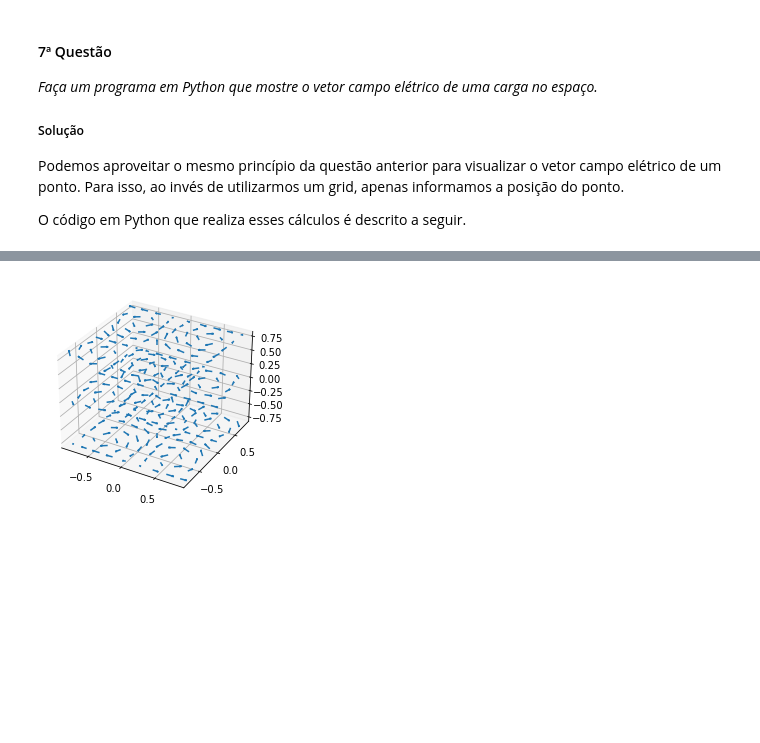
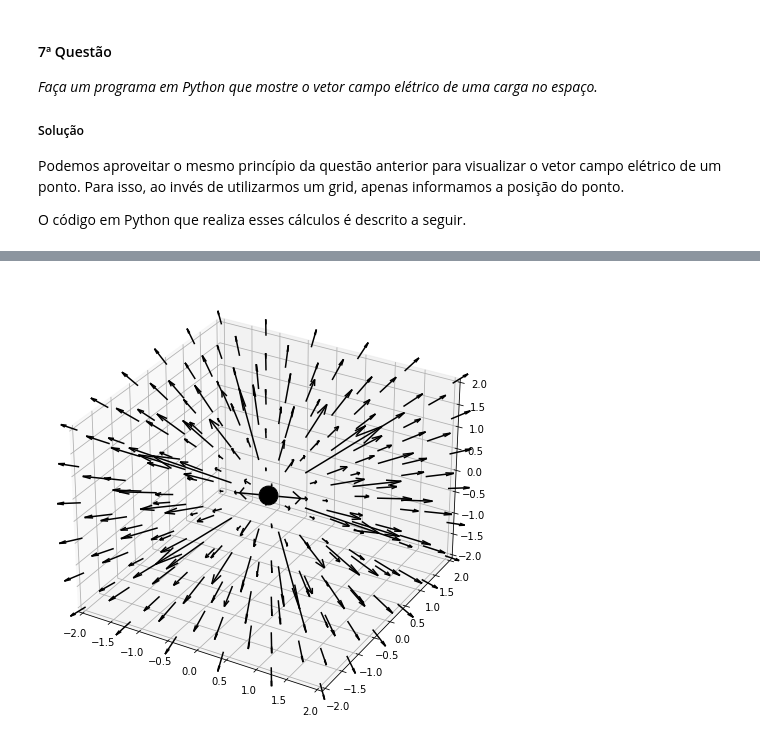
Before and after one commit to samicoluiz/physics_project, a Jupyter notebook: campo_eletrico.ipynb, the cells around one changed output, grey strips where cells are left out. Saved outputs shown, nothing was run; the diff lists cells and outputs as text; code cells hidden in the pictures; blank space fills up the shorter version.

```diff
--- a/campo_eletrico.ipynb
+++ b/campo_eletrico.ipynb
@@ -569,20 +595,29 @@ plt.show()
-# %%
-# Se a 7 questão for para fazer um plot 3d, testar esse código:
-ax = plt.figure().add_subplot(projection='3d')
-
-# Make the grid
-x, y, z = np.meshgrid(np.arange(-0.8, 1, 0.2),
-                      np.arange(-0.8, 1, 0.2),
-                      np.arange(-0.8, 1, 0.8))
-
-# Make the direction data for the arrows
-u = np.sin(np.pi * x) * np.cos(np.pi * y) * np.cos(np.pi * z)
-v = -np.cos(np.pi * x) * np.sin(np.pi * y) * np.cos(np.pi * z)
-w = (np.sqrt(2.0 / 3.0) * np.cos(np.pi * x) * np.cos(np.pi * y) *
-     np.sin(np.pi * z))
-
-ax.quiver(x, y, z, u, v, w, length=0.1, normalize=True)
-
-plt.show()
-# %% [output]
-[figure, removed]
+# %%
+# Se a 7 questão for para fazer um plot no espaço tridimensional:
+ax = plt.figure(figsize=(8,8)).add_subplot(projection='3d')
+
+lx7, ly7, lz7 = 2, 2, 2
+gridwidth = 6
+x7, y7, z7 = np.meshgrid(np.linspace(-lx7, lx7, gridwidth), np.linspace(-ly7, ly7,gridwidth),np.linspace(-lz7, lz7, gridwidth) ) #Mesh generation
+
+r7 = np.sqrt(x7**2+Y**2+Z**2)
+
+# Position coordinates of point charge and charge
+x71, y71, z71 = 0,0,0
+q7 = 1
+r71 = np.sqrt((x7-X1)**2+(Y-Y1)**2+(Z-Z1)**2)
+
+u7 = q7*(x7-x71)/(r71**2)
+v7 = q7*(y7-y71)/(r71**2)
+w7 = q7*(z7-z71)/(r71**2)
+
+# Quando a carga for muito pequena é preciso ajustar as setas ou mudar o parametro normalize para True
+ax.quiver(x7, y7, z7, U, V, W, color='k',length=1, normalize=False, cmap=plt.cm.inferno)
+
+ax.set_xlim([-lx7, lx7])
+ax.set_ylim([-ly7, ly7])
+ax.set_zlim([-lz7, lz7])
+ax.add_artist(Circle((x71, y71, z71), 0.00400, color ='k', zorder=3))
+plt.show()
+# %% [output]
+[figure, added]
```
Also changed, not shown: parts of 3 cells of this notebook.
